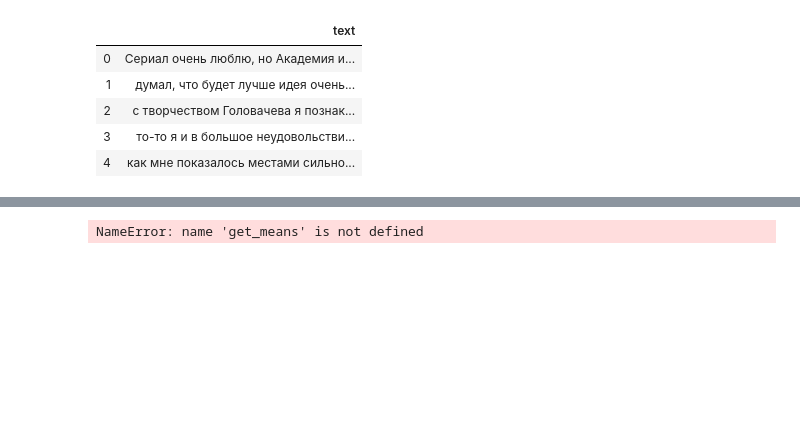
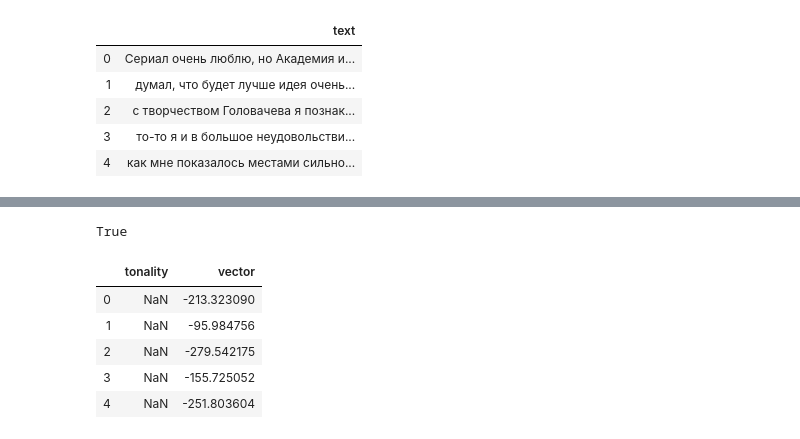
Before and after one commit to zhziraumirkalykova/NLP, a Jupyter notebook: lab4 bert/RuBertLMTest.ipynb, the cells around one changed output, grey strips where cells are left out. Drawn from its saved outputs; the diff is of its cells as text; code cells hidden in the pictures; blank space fills up the shorter version.

```diff
--- a/lab4 bert/RuBertLMTest.ipynb
+++ b/lab4 bert/RuBertLMTest.ipynb
@@ -7,7 +7,7 @@ from transformers import BertTokenizer, BertModel, BertConfig, BertPreTrainedMod
 import torch.nn as nn
 from tqdm import tqdm, tqdm_notebook
 import os
-RUBERT_PATH = '/Users/zhazira/Documents/masters/nlp2020/lab5/rubert_cased_L-12_H-768_A-12_pt'
+RUBERT_PATH = '/Users/zhazira/Documents/masters/nlp2020/lab4 bert/rubert_cased_L-12_H-768_A-12_pt'
 modelpath = os.path.join(RUBERT_PATH,'pytorch_model.bin')
 # %%
 os.path.isfile(os.path.join(RUBERT_PATH,'pytorch_model.bin'))
@@ -145,3 +156,26 @@ texts_df.head()
+# %%
+max_input_length = tokenizer.max_model_input_sizes['bert-base-uncased']
+
+def get_means(sentence):
+    tokenized_text = tokenizer.tokenize(sentence)
+    tokenized_text = tokenized_text[:max_input_length-2]
+    indexed_tokens = tokenizer.convert_tokens_to_ids(tokenized_text)
+
+    segments_ids = [1] * len(tokenized_text)
+    tokens_tensor = torch.tensor([indexed_tokens])
+    segments_tensors = torch.tensor([segments_ids])
+    predictions = model(tokens_tensor, token_type_ids=segments_tensors)
+    _, secondDims, thirdDims = predictions[0].shape
+
+    finalVector = []
+
+    for i in range(secondDims):
+        currentArr = predictions[0][0][i].detach().numpy()
+        if len(finalVector) == 0:
+            finalVector = currentArr
+        else:
+            finalVector = np.add(finalVector, currentArr)
+    return np.mean(finalVector)
 # %%
 get_means(texts_df['text'][0])
 # %% [output]
@@ -149,12 +198,17 @@ NameError: name 'get_means' is not defined
+# %%
+os.path.isfile('vectors.csv')
+# %% [output]
+True
 # %%
-if (os.path.isfile('collected_data.csv')):
-    scores_df = pd.read_csv('collected_data.csv', dtype='float64')
-else:
-    scores_df = pd.read_csv('scores_train.txt', sep="\t", header=None, dtype='float64')
-    scores_df.columns = ["tonality"]
-    vector_means = [get_means(sentence) for sentence in texts_df["text"].tolist()]
-    scores_df['vector_means'] = vector_means
+scores_df = pd.read_csv('vectors.csv', dtype='float64')
+vector = [get_means(sentence) for sentence in texts_df["text"].tolist()]
+scores_df['vector'] = vector
 
 scores_df.head()
 # %% [output]
-NameError: name 'get_means' is not defined
+|  | tonality | vector |
+| 0 | NaN | -213.323090 |
+| 1 | NaN | -95.984756 |
+| 2 | NaN | -279.542175 |
+| 3 | NaN | -155.725052 |
+| 4 | NaN | -251.803604 |
```
Also changed, not shown: parts of 19 cells of this notebook, 2 other files.
